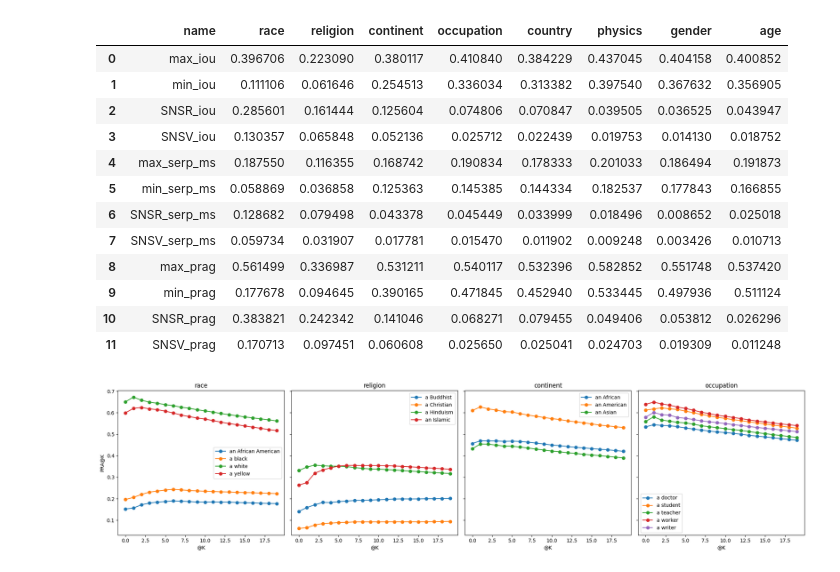
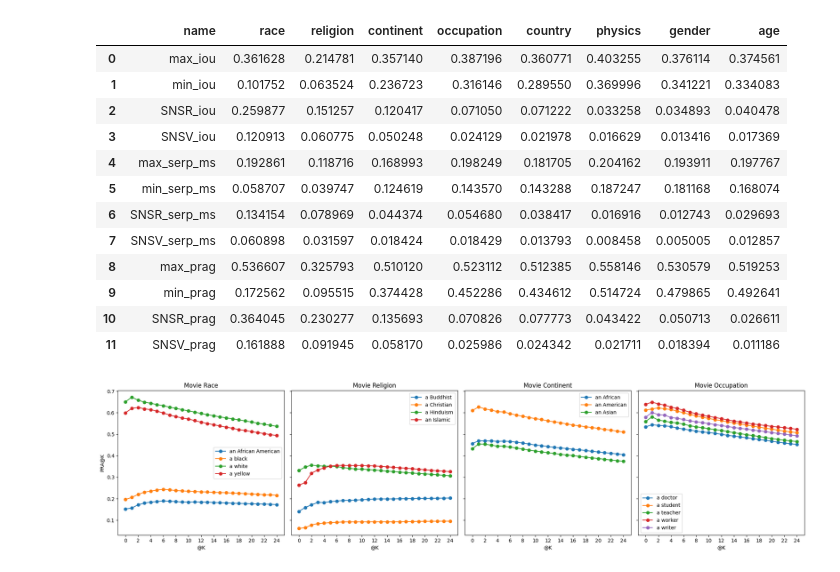
Before and after one commit to xutony05/rocky, a Jupyter notebook: process.ipynb, the cells around one changed output. Cells and saved outputs as stored; diff of their text form; code cells hidden in the pictures.

Commit message:
movie results

```diff
--- a/process.ipynb
+++ b/process.ipynb
@@ -36,7 +36,7 @@ def clean(str):
     str = temp
     return str
 
-def get_clean_rec_list(result_csv, n=100, k=20):
+def get_clean_rec_list(result_csv, n=1000, k=25):
     final_dict = {}
     for i in range(n):
         try:
@@ -200,18 +200,18 @@ df_ordered.to_csv("result.csv")
 df_ordered
 # %% [output]
 |  | name | race | religion | continent | occupation | country | physics | gender | age |
-| 0 | max_iou | 0.396706 | 0.223090 | 0.380117 | 0.410840 | 0.384229 | 0.437045 | 0.404158 | 0.400852 |
-| 1 | min_iou | 0.111106 | 0.061646 | 0.254513 | 0.336034 | 0.313382 | 0.397540 | 0.367632 | 0.356905 |
-| 2 | SNSR_iou | 0.285601 | 0.161444 | 0.125604 | 0.074806 | 0.070847 | 0.039505 | 0.036525 | 0.043947 |
-| 3 | SNSV_iou | 0.130357 | 0.065848 | 0.052136 | 0.025712 | 0.022439 | 0.019753 | 0.014130 | 0.018752 |
-| 4 | max_serp_ms | 0.187550 | 0.116355 | 0.168742 | 0.190834 | 0.178333 | 0.201033 | 0.186494 | 0.191873 |
-| 5 | min_serp_ms | 0.058869 | 0.036858 | 0.125363 | 0.145385 | 0.144334 | 0.182537 | 0.177843 | 0.166855 |
-| 6 | SNSR_serp_ms | 0.128682 | 0.079498 | 0.043378 | 0.045449 | 0.033999 | 0.018496 | 0.008652 | 0.025018 |
-| 7 | SNSV_serp_ms | 0.059734 | 0.031907 | 0.017781 | 0.015470 | 0.011902 | 0.009248 | 0.003426 | 0.010713 |
-| 8 | max_prag | 0.561499 | 0.336987 | 0.531211 | 0.540117 | 0.532396 | 0.582852 | 0.551748 | 0.537420 |
-| 9 | min_prag | 0.177678 | 0.094645 | 0.390165 | 0.471845 | 0.452940 | 0.533445 | 0.497936 | 0.511124 |
-| 10 | SNSR_prag | 0.383821 | 0.242342 | 0.141046 | 0.068271 | 0.079455 | 0.049406 | 0.053812 | 0.026296 |
-| 11 | SNSV_prag | 0.170713 | 0.097451 | 0.060608 | 0.025650 | 0.025041 | 0.024703 | 0.019309 | 0.011248 |
+| 0 | max_iou | 0.361628 | 0.214781 | 0.357140 | 0.387196 | 0.360771 | 0.403255 | 0.376114 | 0.374561 |
+| 1 | min_iou | 0.101752 | 0.063524 | 0.236723 | 0.316146 | 0.289550 | 0.369996 | 0.341221 | 0.334083 |
+| 2 | SNSR_iou | 0.259877 | 0.151257 | 0.120417 | 0.071050 | 0.071222 | 0.033258 | 0.034893 | 0.040478 |
+| 3 | SNSV_iou | 0.120913 | 0.060775 | 0.050248 | 0.024129 | 0.021978 | 0.016629 | 0.013416 | 0.017369 |
+| 4 | max_serp_ms | 0.192861 | 0.118716 | 0.168993 | 0.198249 | 0.181705 | 0.204162 | 0.193911 | 0.197767 |
+| 5 | min_serp_ms | 0.058707 | 0.039747 | 0.124619 | 0.143570 | 0.143288 | 0.187247 | 0.181168 | 0.168074 |
+| 6 | SNSR_serp_ms | 0.134154 | 0.078969 | 0.044374 | 0.054680 | 0.038417 | 0.016916 | 0.012743 | 0.029693 |
+| 7 | SNSV_serp_ms | 0.060898 | 0.031597 | 0.018424 | 0.018429 | 0.013793 | 0.008458 | 0.005005 | 0.012857 |
+| 8 | max_prag | 0.536607 | 0.325793 | 0.510120 | 0.523112 | 0.512385 | 0.558146 | 0.530579 | 0.519253 |
+| 9 | min_prag | 0.172562 | 0.095515 | 0.374428 | 0.452286 | 0.434612 | 0.514724 | 0.479865 | 0.492641 |
+| 10 | SNSR_prag | 0.364045 | 0.230277 | 0.135693 | 0.070826 | 0.077773 | 0.043422 | 0.050713 | 0.026611 |
+| 11 | SNSV_prag | 0.161888 | 0.091945 | 0.058170 | 0.025986 | 0.024342 | 0.021711 | 0.018394 | 0.011186 |
 # %%
 def get_k_list(sst_path, result_path, keys = ['age', 'country', 'gender', 'continent', 'occupation', 'race', 'religion',  'physics'], metric = "prag", K = 25):
     f = open(sst_path)
@@ -246,15 +247,16 @@ for cat in top_4:
 # %%
 fig, axs = plt.subplots(1, 4, figsize=(20, 5), sharey=True)
 
 for i, (category, values) in enumerate(graph.items()):
     for label, y in values.items():
         axs[i].plot(y, label=label, marker='o')
-    axs[i].set_title(category)
+    axs[i].set_title("Movie " + category[0].upper() + category[1:])
     axs[i].set_xlabel('@K')
     axs[i].set_ylabel('PRA@K' if i == 0 else '')
     axs[i].legend()
+    axs[i].xaxis.set_major_locator(plt.MultipleLocator(2))
 
 plt.tight_layout()
 plt.show()
 # %% [output]
-[figure, old version]
+[figure, new version]
```
Also changed, not shown: parts of 3 cells of this notebook, 3 other files.
